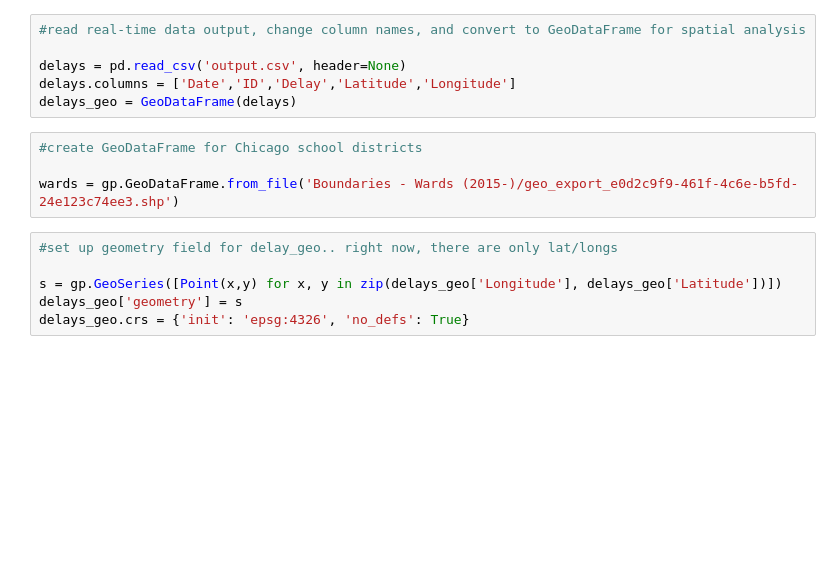
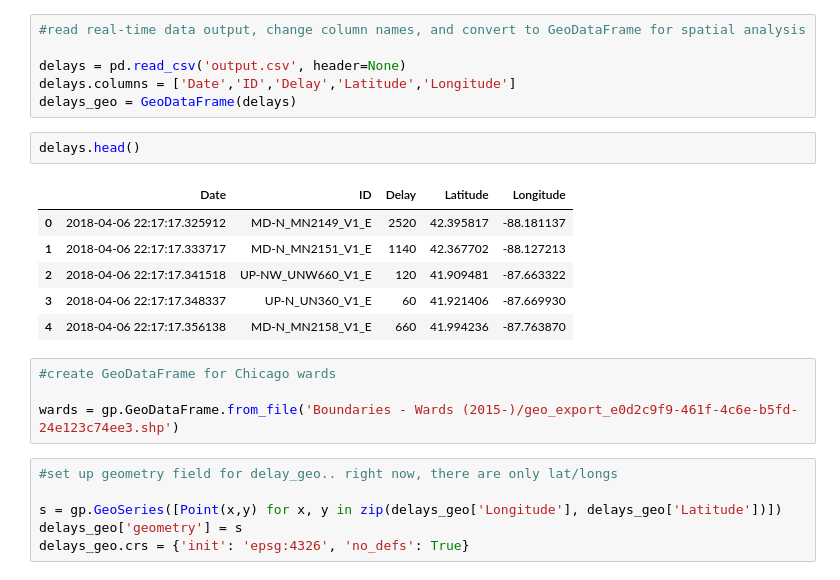
Before and after one commit to alha282/Metra-Delay, a Jupyter notebook: Ward Analysis.ipynb, the cells around one changed output. Drawn from its saved outputs; the diff is of its cells as text; blank space fills up the shorter version.

```diff
--- a/Ward Analysis.ipynb
+++ b/Ward Analysis.ipynb
@@ -19,8 +19,17 @@ import pandas as pd
 delays = pd.read_csv('output.csv', header=None)
 delays.columns = ['Date','ID','Delay','Latitude','Longitude']
 delays_geo = GeoDataFrame(delays)
+# %%
+delays.head()
+# %% [output]
+|  | Date | ID | Delay | Latitude | Longitude |
+| 0 | 2018-04-06 22:17:17.325912 | MD-N_MN2149_V1_E | 2520 | 42.395817 | -88.181137 |
+| 1 | 2018-04-06 22:17:17.333717 | MD-N_MN2151_V1_E | 1140 | 42.367702 | -88.127213 |
+| 2 | 2018-04-06 22:17:17.341518 | UP-NW_UNW660_V1_E | 120 | 41.909481 | -87.663322 |
+| 3 | 2018-04-06 22:17:17.348337 | UP-N_UN360_V1_E | 60 | 41.921406 | -87.669930 |
+| 4 | 2018-04-06 22:17:17.356138 | MD-N_MN2158_V1_E | 660 | 41.994236 | -87.763870 |
 # %%
-#create GeoDataFrame for Chicago school districts
+#create GeoDataFrame for Chicago wards
 
 wards = gp.GeoDataFrame.from_file('Boundaries - Wards (2015-)/geo_export_e0d2c9f9-461f-4c6e-b5fd-24e123c74ee3.shp')
 # %%
```
Also changed, not shown: parts of 5 cells of this notebook.
